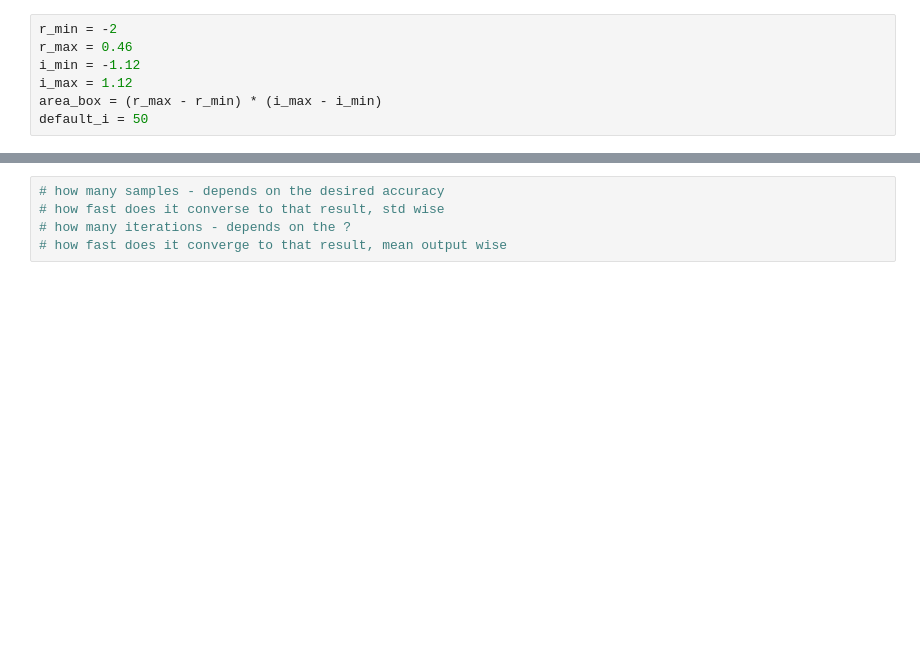
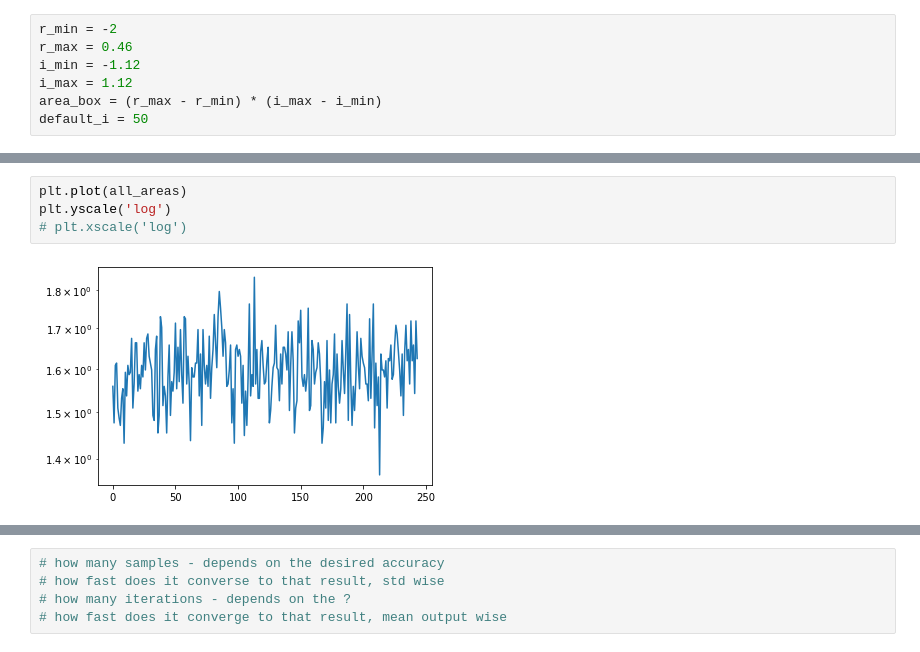
Before and after one commit to JesseFranzua/Mandlebrot, a Jupyter notebook: how_many_samples.ipynb, the cells around one changed output, grey strips where cells are left out. Saved outputs shown, nothing was run; the diff lists cells and outputs as text; blank space fills up the shorter version.

```diff
--- a/how_many_samples.ipynb
+++ b/how_many_samples.ipynb
@@ -143,0 +279,6 @@ we are 95% confident that the real area theta lies between 1.4949511918274698 an
+# %%
+plt.plot(all_areas)
+plt.yscale('log')
+# plt.xscale('log')
+# %% [output]
+[figure, added]
```
Also changed, not shown: parts of 9 cells of this notebook, 8 other files.
